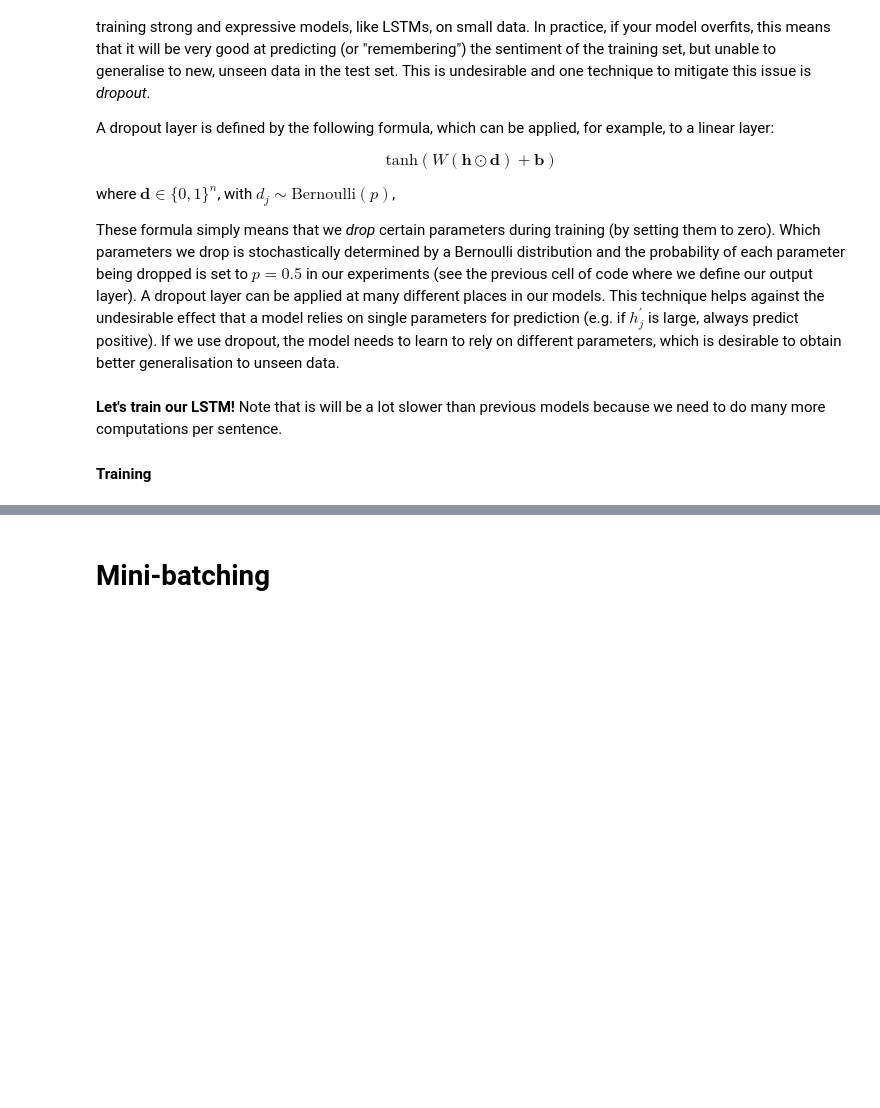
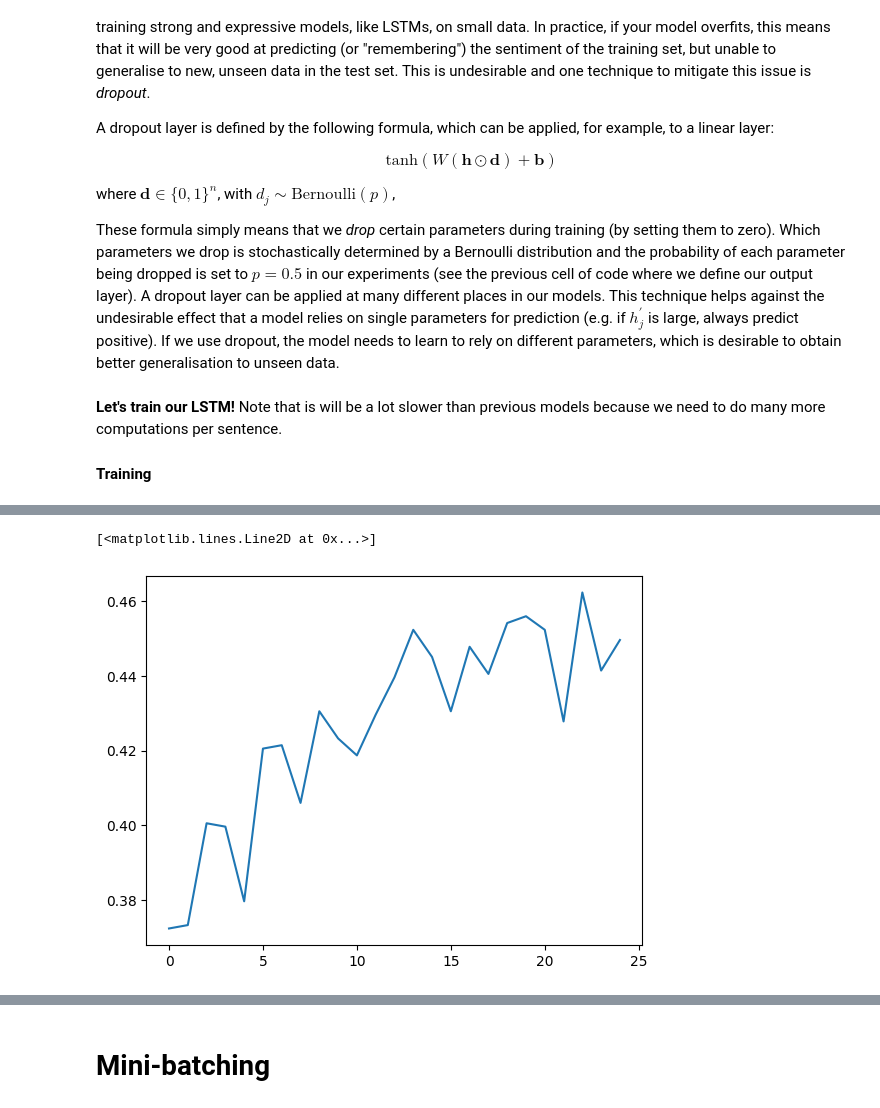
Before and after one commit to meherc99/nlp1-practicals, a Jupyter notebook: NLP1_2024_Practical_2.ipynb, the cells around one changed output, grey strips where cells are left out. Cells and saved outputs as stored; diff of their text form; code cells hidden in the pictures; blank space fills up the shorter version.

Commit message:
Trained LSTM

```diff
--- a/NLP1_2024_Practical_2.ipynb
+++ b/NLP1_2024_Practical_2.ipynb
@@ -1347,4 +1371,8 @@ lstm_losses, lstm_accuracies = train_model(
 # %%
 # plot validation accuracy
+plt.plot(lstm_accuracies)
+# %% [output]
+[<matplotlib.lines.Line2D at 0x...>]
+[figure, added]
 # %%
 # plot training loss
```
Also changed, not shown: parts of 13 cells of this notebook.
